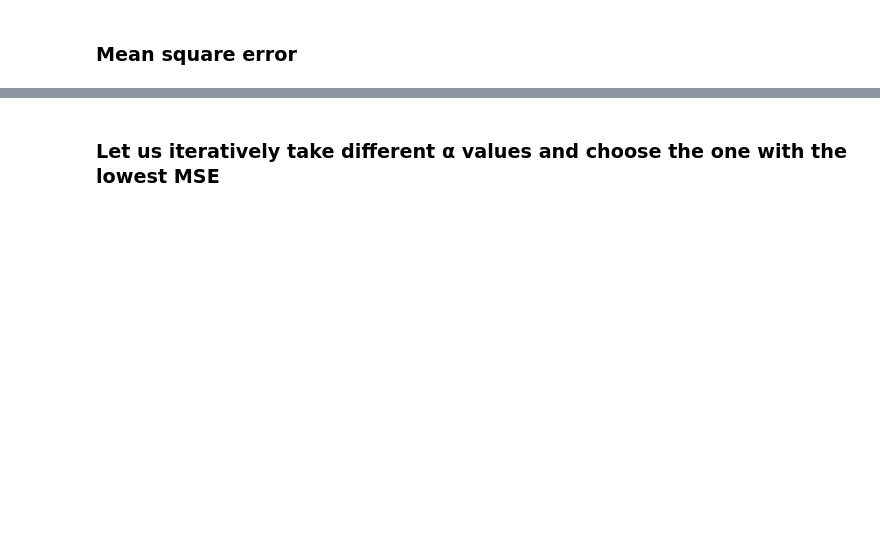
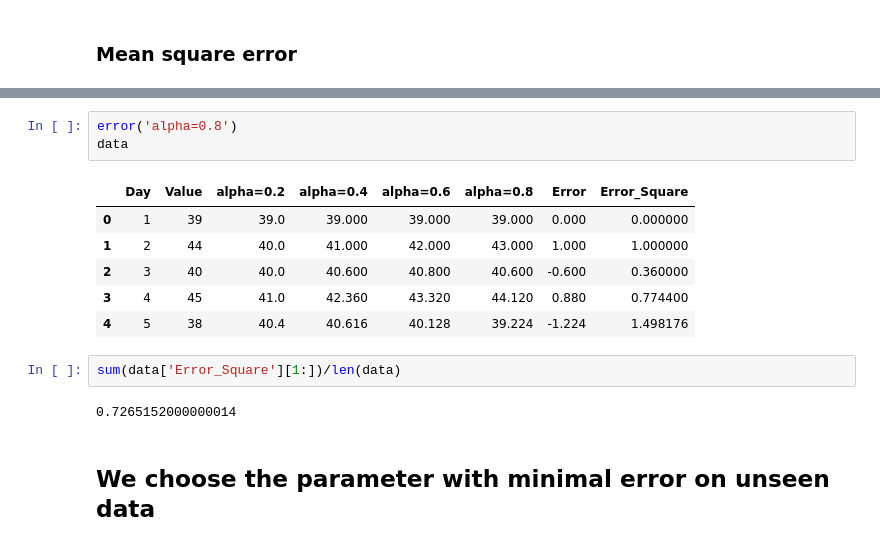
Before and after one commit to Sangarshanan/time-series-forecasting, a Jupyter notebook: Simple Exponential Smoothing.ipynb, the cells around one changed output, grey strips where cells are left out. Saved outputs shown, nothing was run; the diff lists cells and outputs as text; blank space fills up the shorter version.

```diff
--- a/Simple Exponential Smoothing.ipynb
+++ b/Simple Exponential Smoothing.ipynb
@@ -91,2 +120,16 @@ sum(data['Error_Square'][1:])/len(data)
-# %% [markdown]
- ### Let us iteratively take different α values and choose the one with the lowest MSE
+# %%
+error('alpha=0.8')
+data
+# %% [output]
+|  | Day | Value | alpha=0.2 | alpha=0.4 | alpha=0.6 | alpha=0.8 | Error | Error_Square |
+| 0 | 1 | 39 | 39.0 | 39.000 | 39.000 | 39.000 | 0.000 | 0.000000 |
+| 1 | 2 | 44 | 40.0 | 41.000 | 42.000 | 43.000 | 1.000 | 1.000000 |
+| 2 | 3 | 40 | 40.0 | 40.600 | 40.800 | 40.600 | -0.600 | 0.360000 |
+| 3 | 4 | 45 | 41.0 | 42.360 | 43.320 | 44.120 | 0.880 | 0.774400 |
+| 4 | 5 | 38 | 40.4 | 40.616 | 40.128 | 39.224 | -1.224 | 1.498176 |
+# %%
+sum(data['Error_Square'][1:])/len(data)
+# %% [output]
+0.7265152000000014
+# %% [markdown]
+## We choose the parameter with minimal error on unseen data
```
Also changed, not shown: parts of 13 cells of this notebook.
